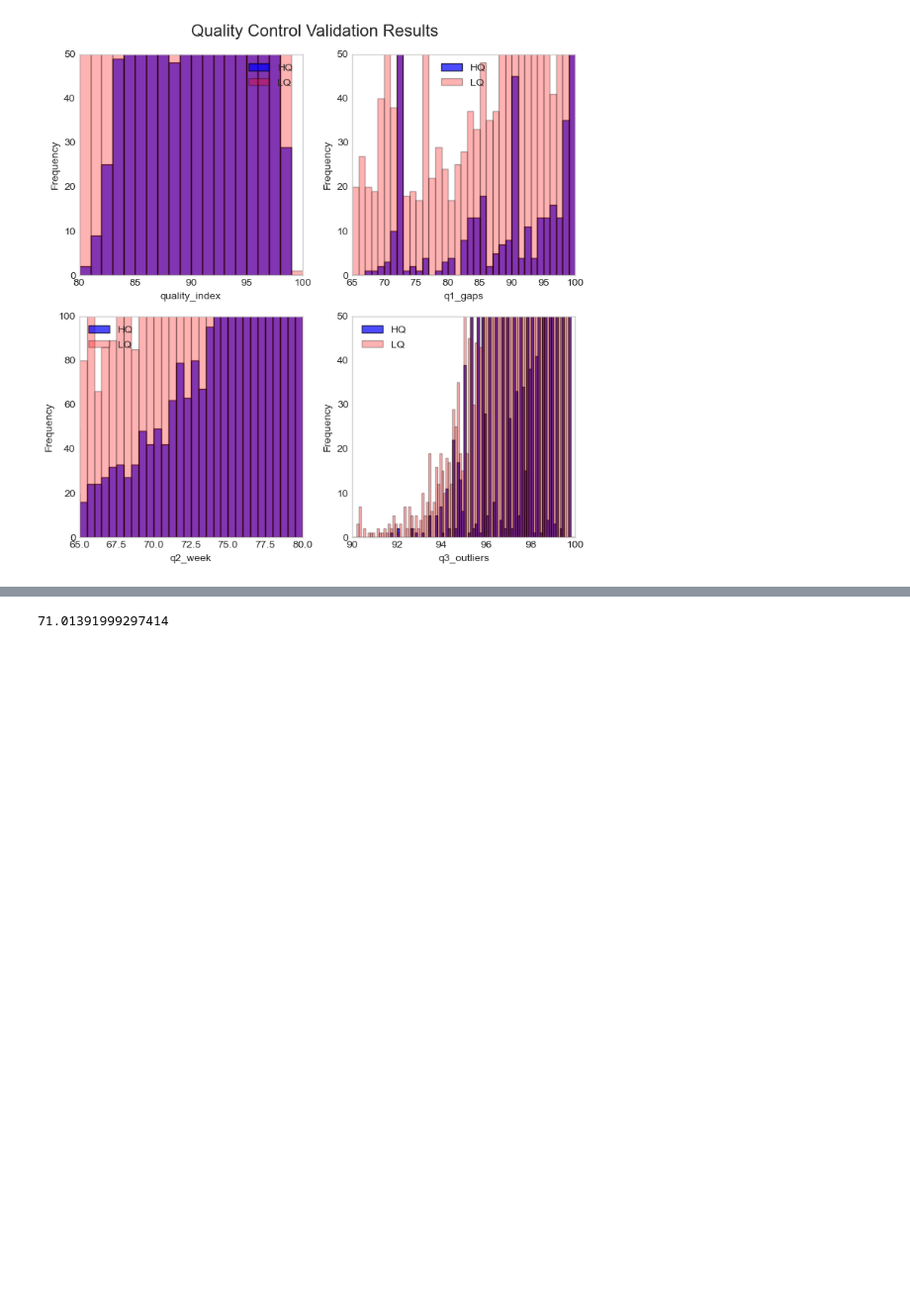
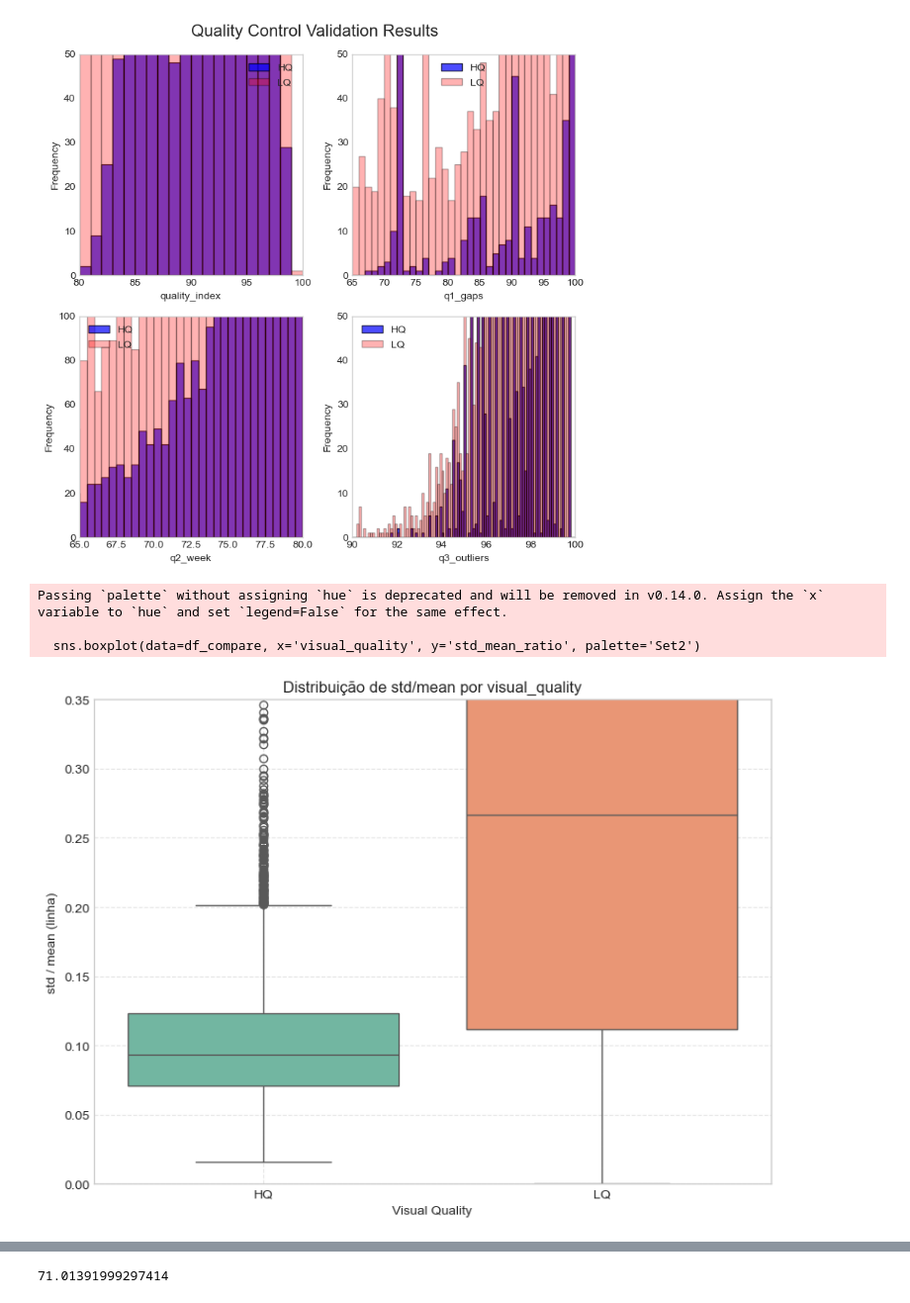
Before and after one commit to LARHENA/UFPB_Brain-D, a Jupyter notebook: Scripts e Dados/2.8 - Quality Control Validation (CEMADEN).ipynb, the cells around one changed output, grey strips where cells are left out. Shown at 99% size. Saved outputs shown, nothing was run; the diff lists cells and outputs as text; code cells hidden in the pictures; blank space fills up the shorter version.

```diff
--- a/Scripts e Dados/2.8 - Quality Control Validation (CEMADEN).ipynb
+++ b/Scripts e Dados/2.8 - Quality Control Validation (CEMADEN).ipynb
@@ -246,3 +246,26 @@ plt.show()
 plt.close()
 # %% [output]
 [figure]
+# %%
+import seaborn as sns
+cols = ['p_availability', 'q1_gaps', 'q2_week', 'q3_outliers']
+
+# 1. Calcular std linha a linha
+df_compare['std_row'] = df_compare[cols].std(axis=1)
+df_compare['std_mean_ratio'] = df_compare['std_row'] / df_compare[cols].mean(axis=1)
+
+# 2. Plotar std_mean_ratio por visual_quality
+plt.figure(figsize=(8, 6))
+sns.boxplot(data=df_compare, x='visual_quality', y='std_mean_ratio', palette='Set2')
+plt.ylim(0, 0.35)
+plt.title('Distribuição de std/mean por visual_quality')
+plt.ylabel('std / mean (linha)')
+plt.xlabel('Visual Quality')
+plt.grid(True, linestyle='--', alpha=0.5)
+plt.tight_layout()
+plt.show()
+# %% [output]
+Passing `palette` without assigning `hue` is deprecated and will be removed in v0.14.0. Assign the `x` variable to `hue` and set `legend=False` for the same effect.
+
+  sns.boxplot(data=df_compare, x='visual_quality', y='std_mean_ratio', palette='Set2')
+[figure, added]
```
Also changed, not shown: parts of 13 cells of this notebook, 2 other files.
